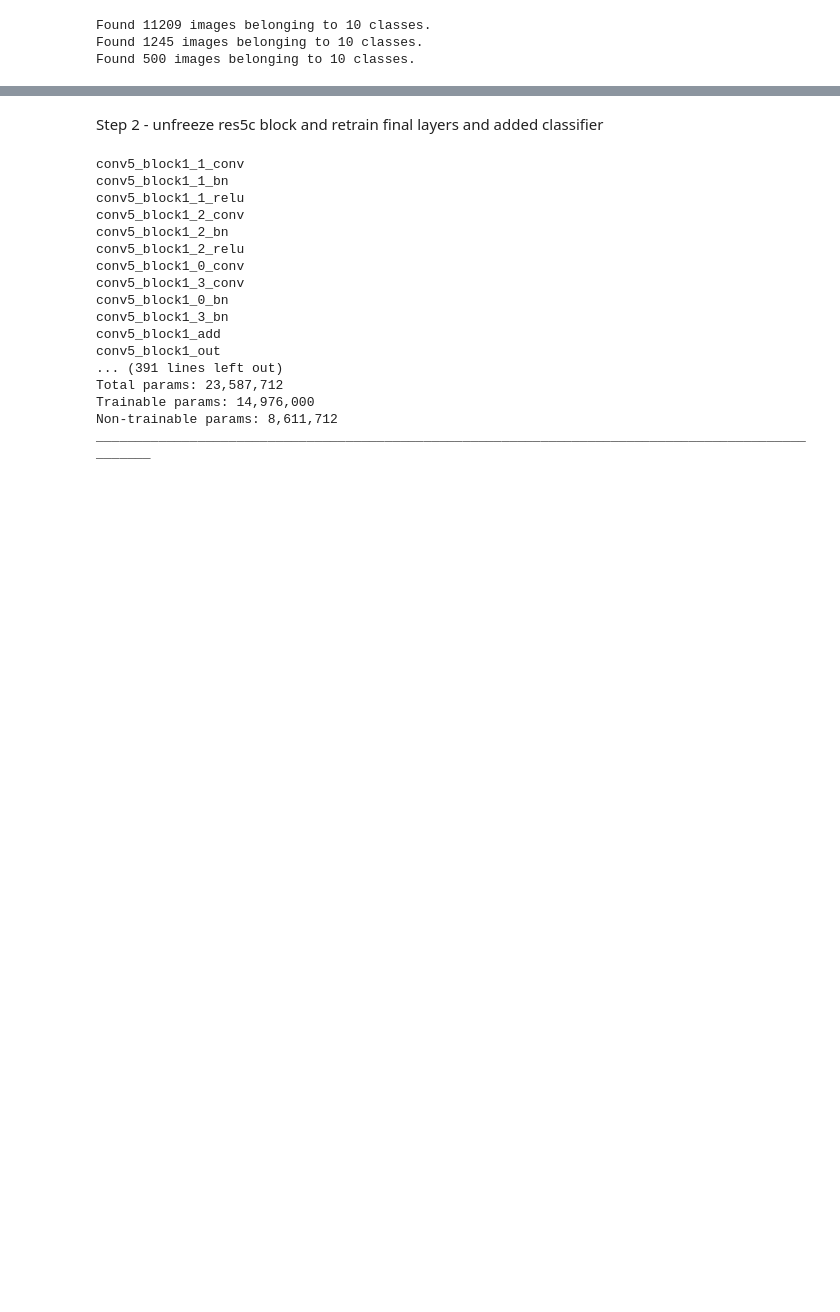
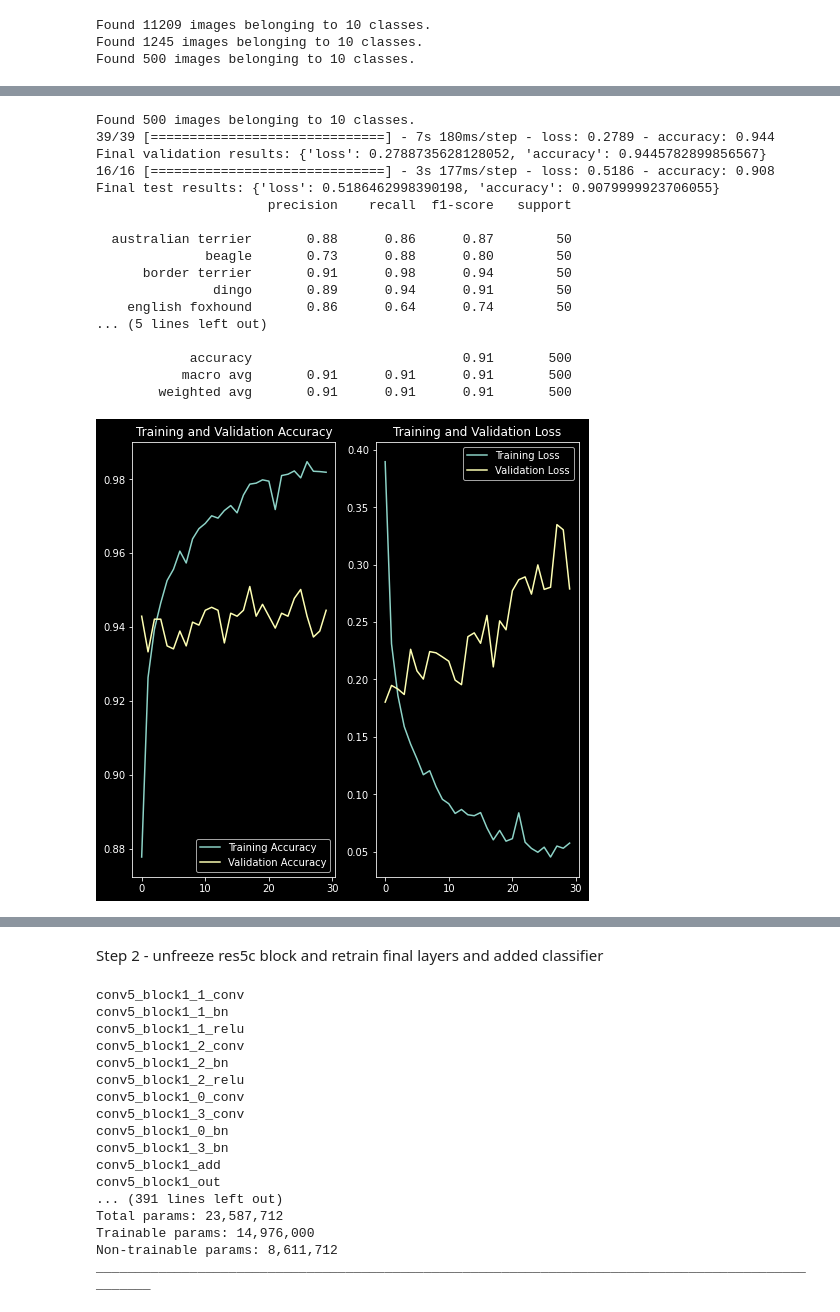
Before and after one commit to LukeScales1/ee544-computer-vision, a Jupyter notebook: transfer_learning_2/notebooks/experimentation.ipynb, the cells around one changed output, grey strips where cells are left out. Cells and saved outputs as stored; diff of their text form; code cells hidden in the pictures; blank space fills up the shorter version.

```diff
--- a/transfer_learning_2/notebooks/experimentation.ipynb
+++ b/transfer_learning_2/notebooks/experimentation.ipynb
@@ -91,3 +103,24 @@ data_gen_params = {
 Found 11209 images belonging to 10 classes.
 Found 1245 images belonging to 10 classes.
 Found 500 images belonging to 10 classes.
+# %%
+from tensorflow.keras.preprocessing.image import ImageDataGenerator
+from tensorflow.keras.applications.resnet50 import preprocess_input
+from utils import data_fldr
+
+train_datagen=ImageDataGenerator(preprocessing_function=preprocess_input, validation_split=0.1)
+train_data = train_datagen.flow_from_directory(
+    f"{data_fldr}/imagewoof-320/train",
+    batch_size=32,
+    shuffle=True,
+    subset="training",
+    target_size=(244, 244),
+    class_mode='categorical')
+test_datagen = ImageDataGenerator(preprocessing_function=preprocess_input, validation_split=0.1)
+val_data = test_datagen.flow_from_directory(
+    f"{data_fldr}/imagewoof-320/train",
+    batch_size=32,
+    target_size=(244, 244),
+    shuffle=True,
+    subset="validation",
+    class_mode='categorical')
@@ -131,0 +168,42 @@ Epoch 14/30
+# %%
+from sklearn.metrics import confusion_matrix, classification_report
+from vgglite_1.model import plot_training, plot_confusion_matrix
+
+test_datagen = ImageDataGenerator(preprocessing_function=preprocess_input)
+test_data = test_datagen.flow_from_directory(
+    f"{data_fldr}/imagewoof-320/val",
+    batch_size=32,
+    target_size=(244, 244),
+    shuffle=False,
+    class_mode='categorical')
+
+val_result = model.evaluate(val_data)
+print(f"Final validation results: {dict(zip(model.metrics_names, val_result))}")
+result = model.evaluate(test_data)
+print(f"Final test results: {dict(zip(model.metrics_names, result))}")
+plot_training(history)
+# print(f"FLOPS: {get_flops(model)}")
+Y_pred = model.predict(test_data)
+y_pred = np.argmax(Y_pred, axis=1)
+cm = confusion_matrix(test_data.classes, y_pred)
+print(classification_report(test_data.classes, y_pred, target_names=test_data.class_indices.keys()))
+plot_confusion_matrix(cm, test_data.class_indices.keys())
+# %% [output]
+Found 500 images belonging to 10 classes.
+39/39 [==============================] - 7s 180ms/step - loss: 0.2789 - accuracy: 0.944
+Final validation results: {'loss': 0.2788735628128052, 'accuracy': 0.9445782899856567}
+16/16 [==============================] - 3s 177ms/step - loss: 0.5186 - accuracy: 0.908
+Final test results: {'loss': 0.5186462998390198, 'accuracy': 0.9079999923706055}
+                      precision    recall  f1-score   support
+
+  australian terrier       0.88      0.86      0.87        50
+              beagle       0.73      0.88      0.80        50
+      border terrier       0.91      0.98      0.94        50
+               dingo       0.89      0.94      0.91        50
+    english foxhound       0.86      0.64      0.74        50
+... (5 lines left out)
+
+            accuracy                           0.91       500
+           macro avg       0.91      0.91      0.91       500
+        weighted avg       0.91      0.91      0.91       500
+[figure, added]
```
Also changed, not shown: parts of 10 cells of this notebook, 5 other files.
